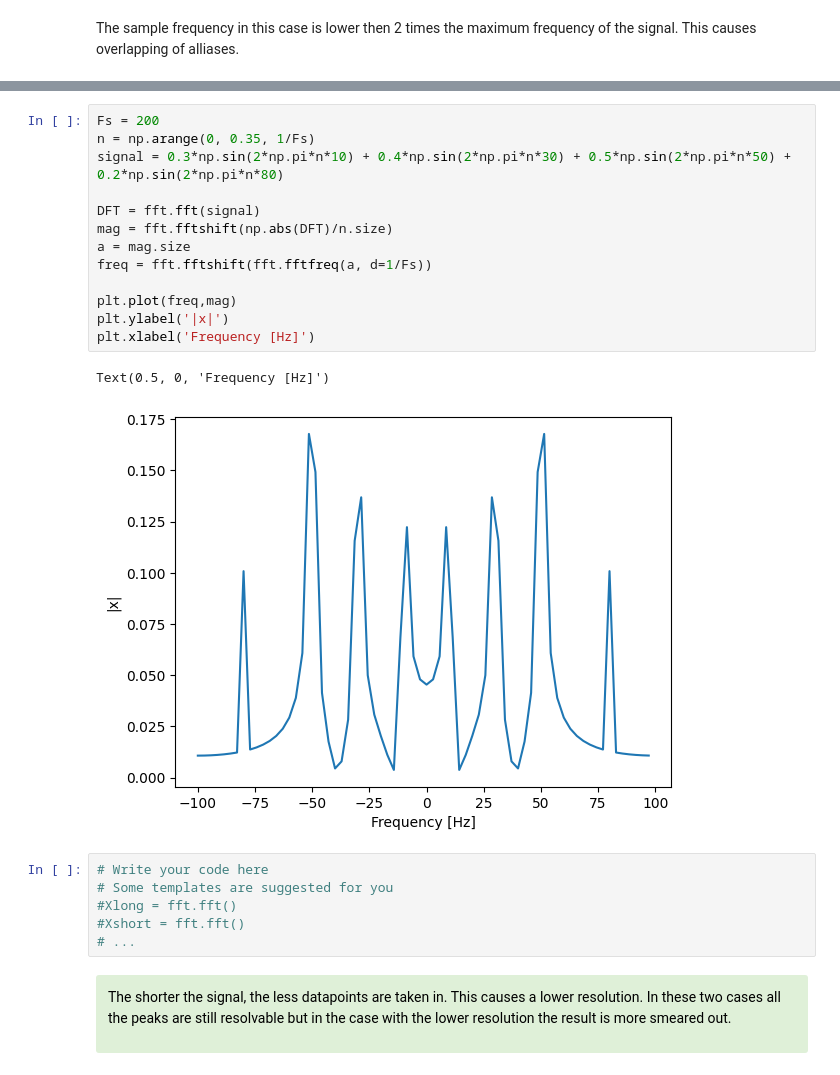
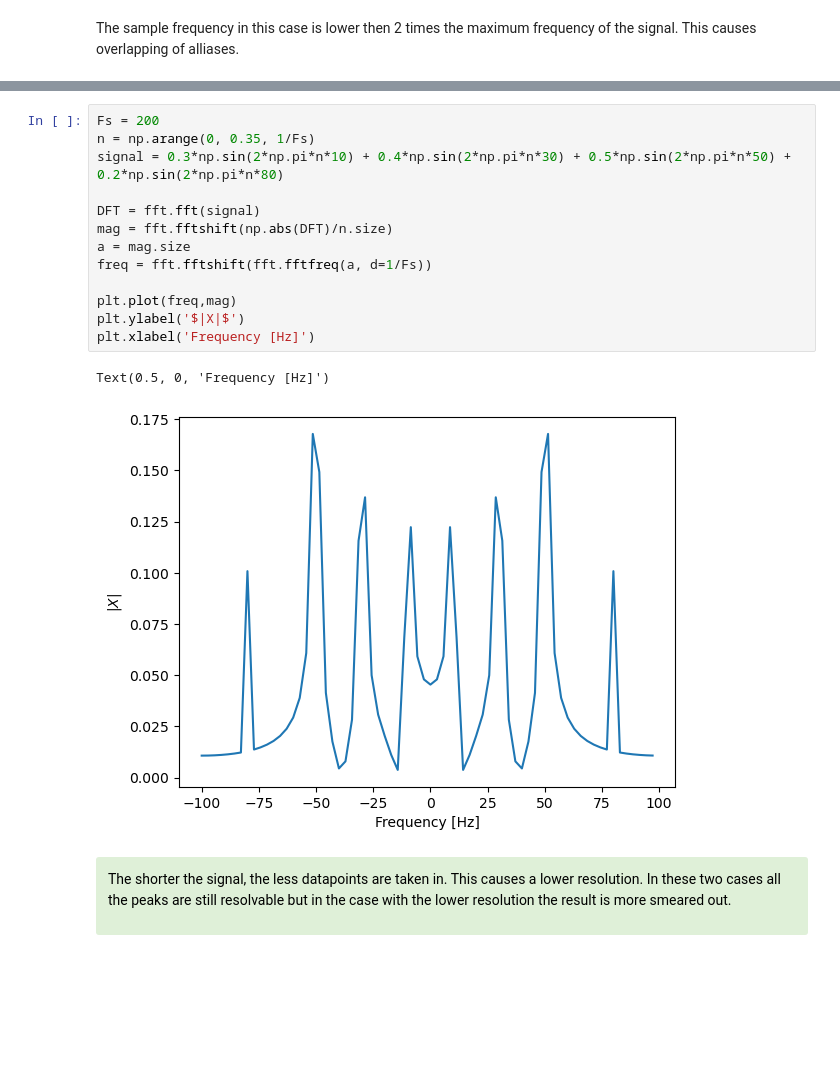
Before and after one commit to mrcocolinho/MSPS-Assignments, a Jupyter notebook: Notebooks/Assignment 1/ex01.ipynb, the cells around one changed output, grey strips where cells are left out. Drawn from its saved outputs; the diff is of its cells as text; blank space fills up the shorter version.

```diff
--- a/Notebooks/Assignment 1/ex01.ipynb
+++ b/Notebooks/Assignment 1/ex01.ipynb
@@ -315,25 +322,19 @@ Text(0.5, 0, 'Frequency [Hz]')
 # %%
 Fs = 200
 n = np.arange(0, 0.35, 1/Fs)
 signal = 0.3*np.sin(2*np.pi*n*10) + 0.4*np.sin(2*np.pi*n*30) + 0.5*np.sin(2*np.pi*n*50) + 0.2*np.sin(2*np.pi*n*80)
 
 DFT = fft.fft(signal)
 mag = fft.fftshift(np.abs(DFT)/n.size)
 a = mag.size
 freq = fft.fftshift(fft.fftfreq(a, d=1/Fs))
 
 plt.plot(freq,mag)
-plt.ylabel('|x|')
+plt.ylabel('$|X|$')
 plt.xlabel('Frequency [Hz]')
 # %% [output]
 Text(0.5, 0, 'Frequency [Hz]')
-[figure, old version]
+[figure, new version]
-# %%
-# Write your code here
-# Some templates are suggested for you
-#Xlong = fft.fft()
-#Xshort = fft.fft()
-# ...
 # %% [markdown]
 <div class="alert alert-success">
 <span style="color:black">
```
Also changed, not shown: parts of 19 cells of this notebook, 3 other files.
